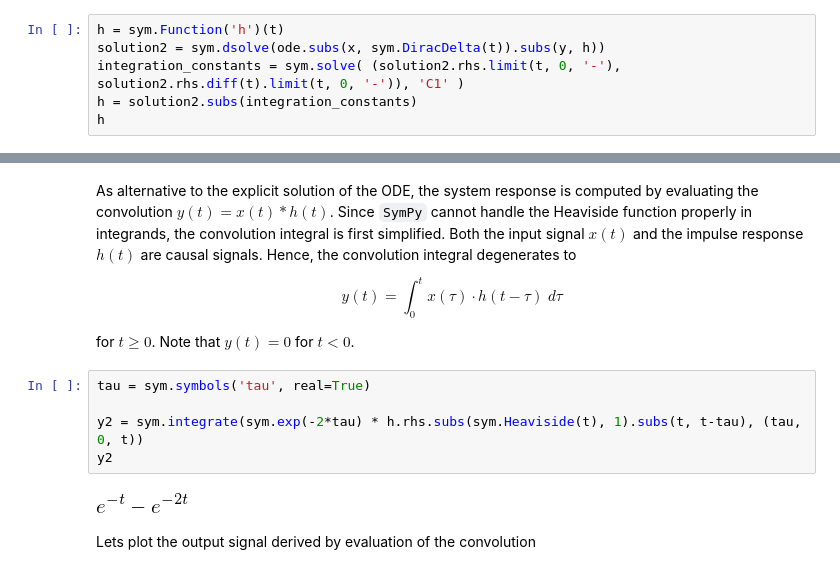
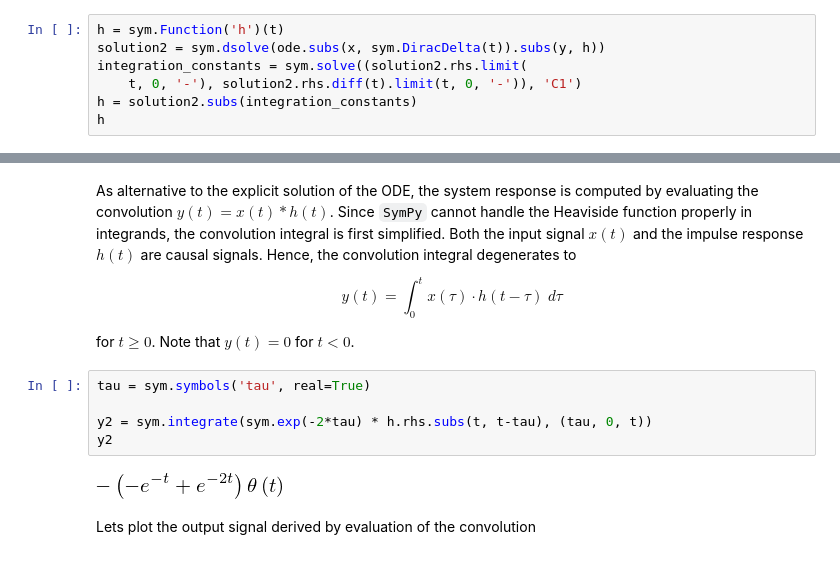
Before and after one commit to spatialaudio/signals-and-systems-lecture, a Jupyter notebook: systems_time_domain/impulse_response.ipynb, the cells around one changed output, grey strips where cells are left out. Drawn from its saved outputs; the diff is of its cells as text.

```diff
--- a/systems_time_domain/impulse_response.ipynb
+++ b/systems_time_domain/impulse_response.ipynb
@@ -90,7 +91,8 @@ The impulse response $h(t)$ is computed by solving the ODE for a Dirac impulse a
 # %%
 h = sym.Function('h')(t)
 solution2 = sym.dsolve(ode.subs(x, sym.DiracDelta(t)).subs(y, h))
-integration_constants = sym.solve( (solution2.rhs.limit(t, 0, '-'), solution2.rhs.diff(t).limit(t, 0, '-')), 'C1' )
+integration_constants = sym.solve((solution2.rhs.limit(
+    t, 0, '-'), solution2.rhs.diff(t).limit(t, 0, '-')), 'C1')
 h = solution2.subs(integration_constants)
 h
 # %% [output]
@@ -112,10 +114,10 @@ for $t \geq 0$. Note that $y(t) = 0$ for $t<0$.
 # %%
 tau = sym.symbols('tau', real=True)
 
-y2 = sym.integrate(sym.exp(-2*tau) * h.rhs.subs(sym.Heaviside(t), 1).subs(t, t-tau), (tau, 0, t))
+y2 = sym.integrate(sym.exp(-2*tau) * h.rhs.subs(t, t-tau), (tau, 0, t))
 y2
 # %% [output]
-[figure, old version]
+[figure, new version]
 # %% [markdown]
 Lets plot the output signal derived by evaluation of the convolution
 # %%
```
Also changed, not shown: parts of 6 cells of this notebook.
